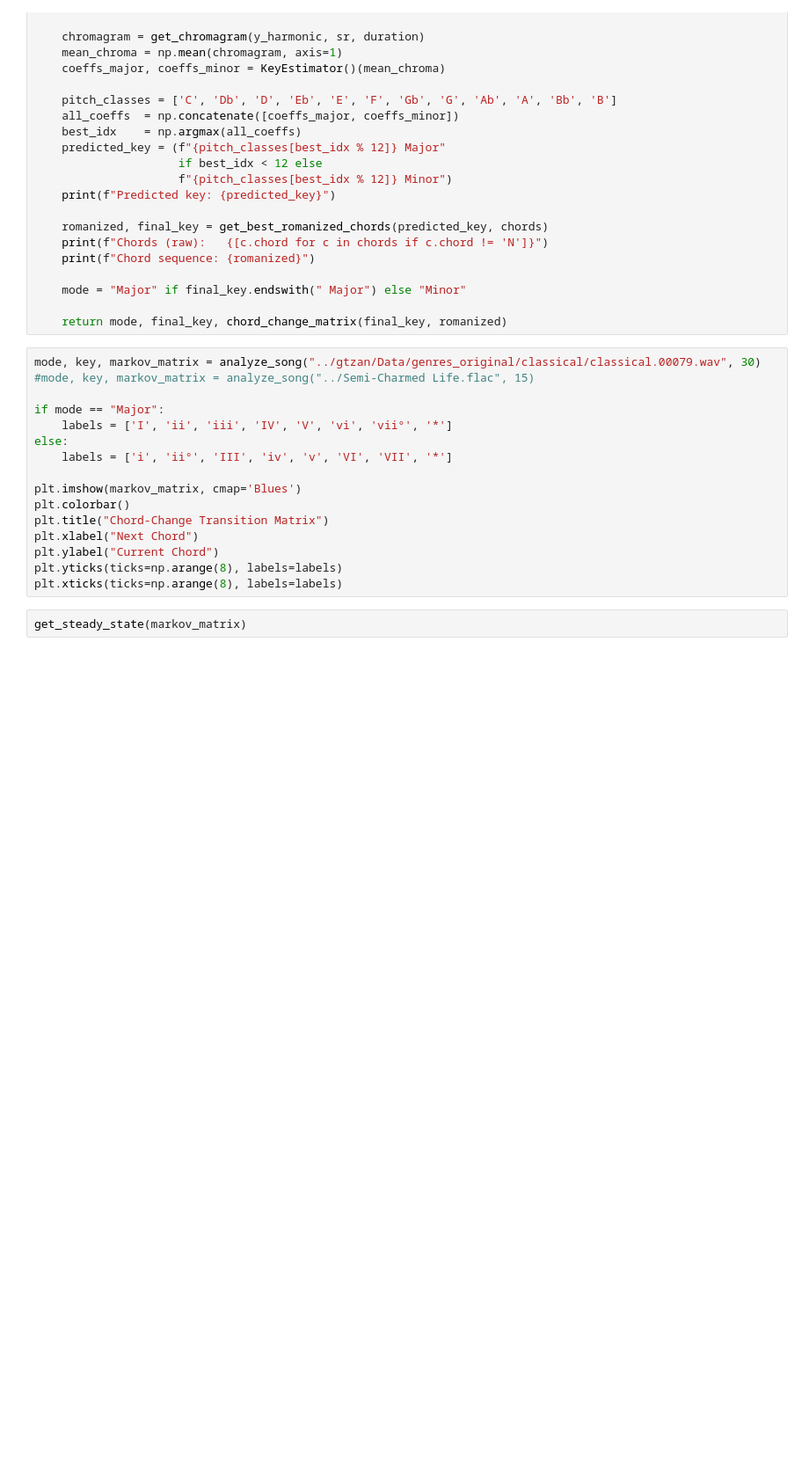
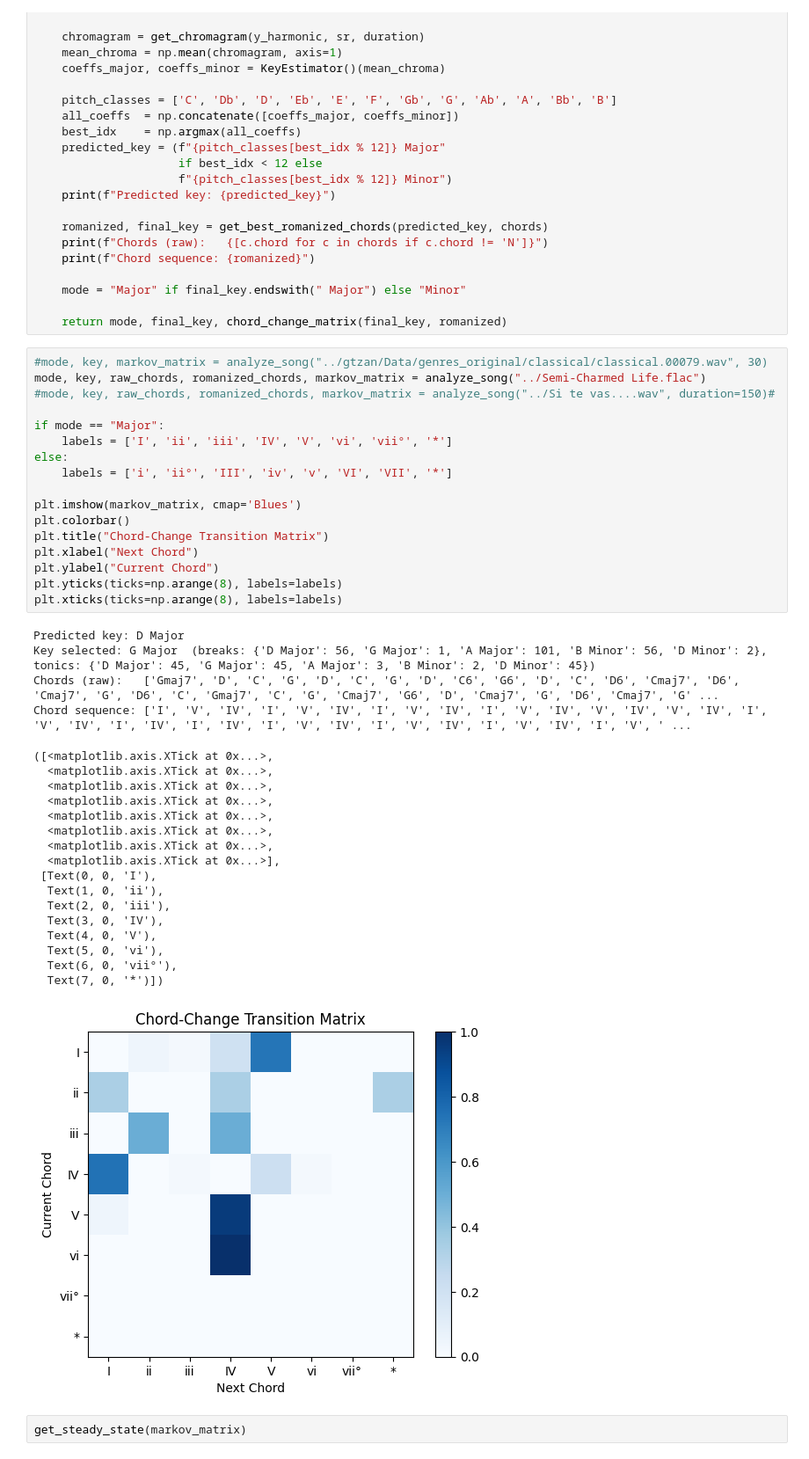
Before and after one commit to xbaca8/chordcluster, a Jupyter notebook: code/scratchpad.ipynb, the cells around one changed output. Shown at 88% size. Saved outputs shown, nothing was run; the diff lists cells and outputs as text; blank space fills up the shorter version.

```diff
--- a/code/scratchpad.ipynb
+++ b/code/scratchpad.ipynb
@@ -336,21 +364,44 @@ def analyze_song(wav_file: str, duration = 30) -> tuple[str, str, np.ndarray]:
 
     return mode, final_key, chord_change_matrix(final_key, romanized)
 # %%
-mode, key, markov_matrix = analyze_song("../gtzan/Data/genres_original/classical/classical.00079.wav", 30)
-#mode, key, markov_matrix = analyze_song("../Semi-Charmed Life.flac", 15)
+#mode, key, markov_matrix = analyze_song("../gtzan/Data/genres_original/classical/classical.00079.wav", 30)
+mode, key, raw_chords, romanized_chords, markov_matrix = analyze_song("../Semi-Charmed Life.flac")
+#mode, key, raw_chords, romanized_chords, markov_matrix = analyze_song("../Si te vas....wav", duration=150)#
 
 if mode == "Major":
     labels = ['I', 'ii', 'iii', 'IV', 'V', 'vi', 'vii°', '*']
 else:
     labels = ['i', 'ii°', 'III', 'iv', 'v', 'VI', 'VII', '*']
 
 plt.imshow(markov_matrix, cmap='Blues')
 plt.colorbar()
 plt.title("Chord-Change Transition Matrix")
 plt.xlabel("Next Chord")
 plt.ylabel("Current Chord")
 plt.yticks(ticks=np.arange(8), labels=labels)
 plt.xticks(ticks=np.arange(8), labels=labels)
+# %% [output]
+Predicted key: D Major
+Key selected: G Major  (breaks: {'D Major': 56, 'G Major': 1, 'A Major': 101, 'B Minor': 56, 'D Minor': 2}, tonics: {'D Major': 45, 'G Major': 45, 'A Major': 3, 'B Minor': 2, 'D Minor': 45})
+Chords (raw):   ['Gmaj7', 'D', 'C', 'G', 'D', 'C', 'G', 'D', 'C6', 'G6', 'D', 'C', 'D6', 'Cmaj7', 'D6', 'Cmaj7', 'G', 'D6', 'C', 'Gmaj7', 'C', 'G', 'Cmaj7', 'G6', 'D', 'Cmaj7', 'G', 'D6', 'Cmaj7', 'G' ...
+Chord sequence: ['I', 'V', 'IV', 'I', 'V', 'IV', 'I', 'V', 'IV', 'I', 'V', 'IV', 'V', 'IV', 'V', 'IV', 'I', 'V', 'IV', 'I', 'IV', 'I', 'IV', 'I', 'V', 'IV', 'I', 'V', 'IV', 'I', 'V', 'IV', 'I', 'V', ' ...
+([<matplotlib.axis.XTick at 0x...>,
+  <matplotlib.axis.XTick at 0x...>,
+  <matplotlib.axis.XTick at 0x...>,
+  <matplotlib.axis.XTick at 0x...>,
+  <matplotlib.axis.XTick at 0x...>,
+  <matplotlib.axis.XTick at 0x...>,
+  <matplotlib.axis.XTick at 0x...>,
+  <matplotlib.axis.XTick at 0x...>],
+ [Text(0, 0, 'I'),
+  Text(1, 0, 'ii'),
+  Text(2, 0, 'iii'),
+  Text(3, 0, 'IV'),
+  Text(4, 0, 'V'),
+  Text(5, 0, 'vi'),
+  Text(6, 0, 'vii°'),
+  Text(7, 0, '*')])
+[figure, added]
 # %%
 get_steady_state(markov_matrix)
 # %% [output]
```
Also changed, not shown: parts of 18 cells of this notebook, 14 other files.
